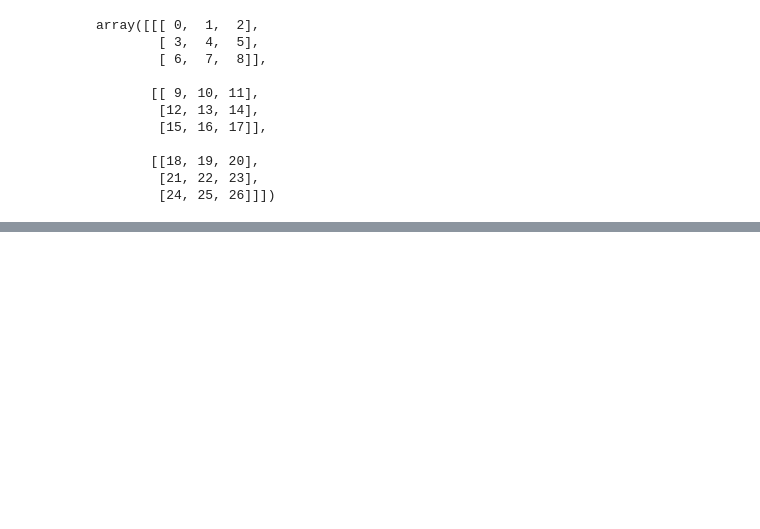
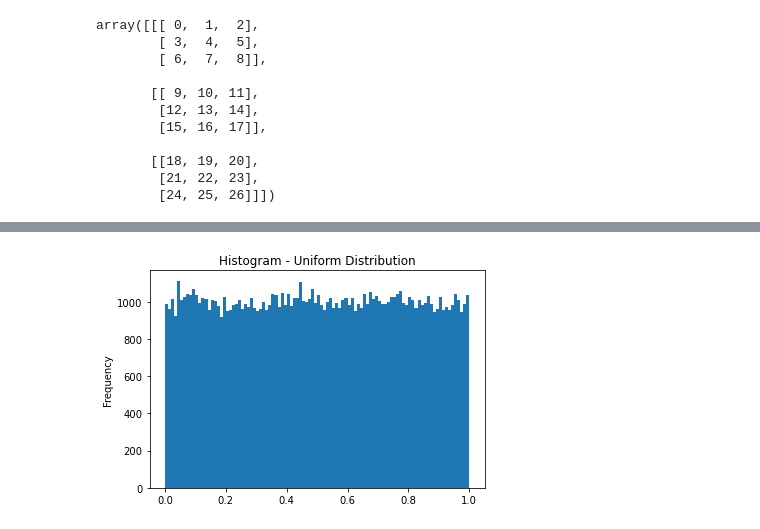
Before and after one commit to BYalini/numpy-random-assignment, a Jupyter notebook: numpy-random.ipynb, the cells around one changed output, grey strips where cells are left out. Saved outputs shown, nothing was run; the diff lists cells and outputs as text; code cells hidden in the pictures; blank space fills up the shorter version.

Commit message:
3. Distribution Functions

```diff
--- a/numpy-random.ipynb
+++ b/numpy-random.ipynb
@@ -411,0 +441,15 @@ array([[[ 9, 10, 11],
+# %%
+#Now we will use use uniform function in numpy.random.Generator to draw a uniform sample
+
+# the default a(low) and b(high) values are 0 and 1
+# draw a sample of 100,000 uniformly distributed sample between 0 and 1
+rng = np.random.default_rng(seed=0)
+sample_uniform = rng.uniform(size=100000)
+# %%
+# plot a histogram
+plt.hist(sample_uniform, bins=100)
+plt.title('Histogram - Uniform Distribution')
+plt.ylabel('Frequency')
+plt.show()
+# %% [output]
+[figure, added]
```
Also changed, not shown: parts of 17 cells of this notebook.
